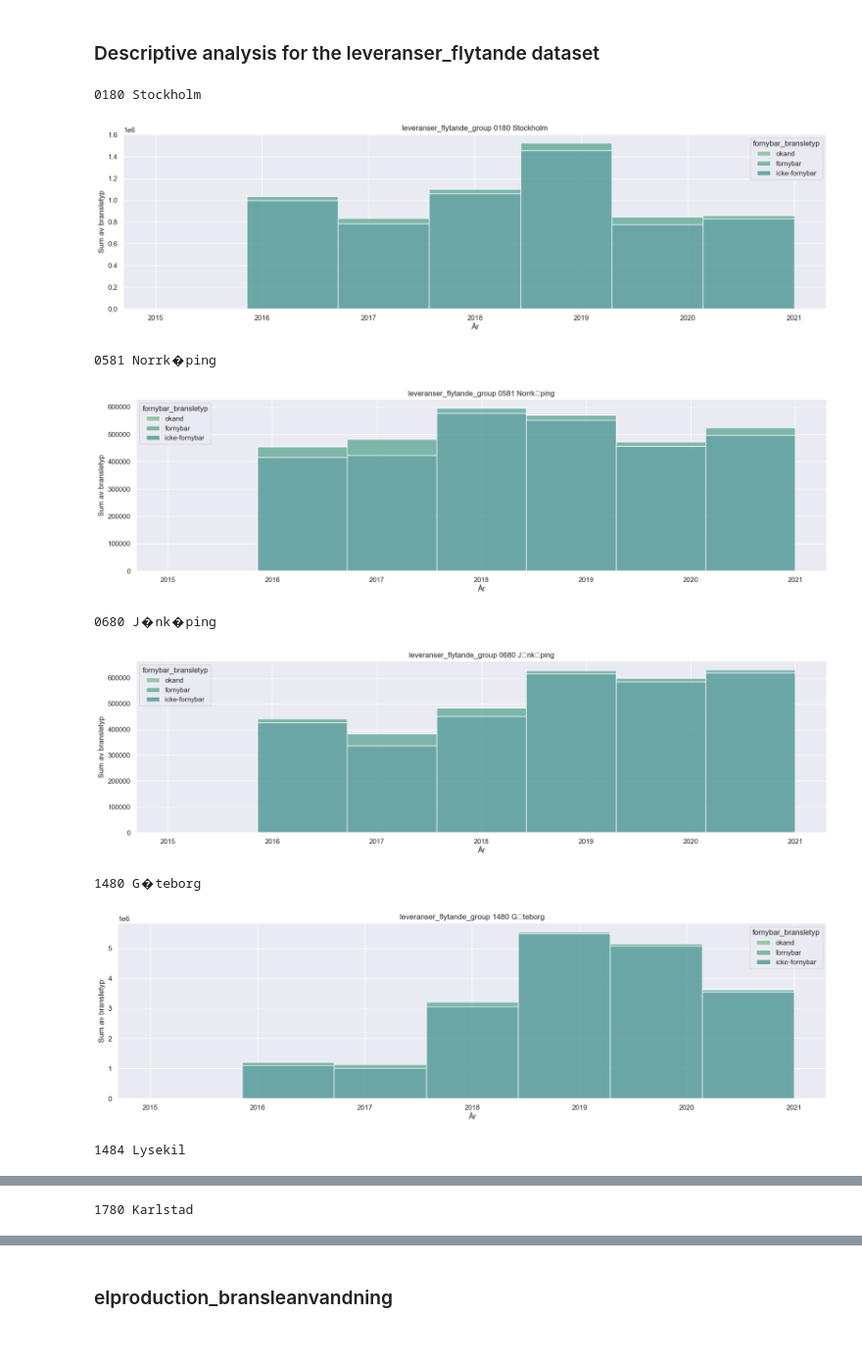
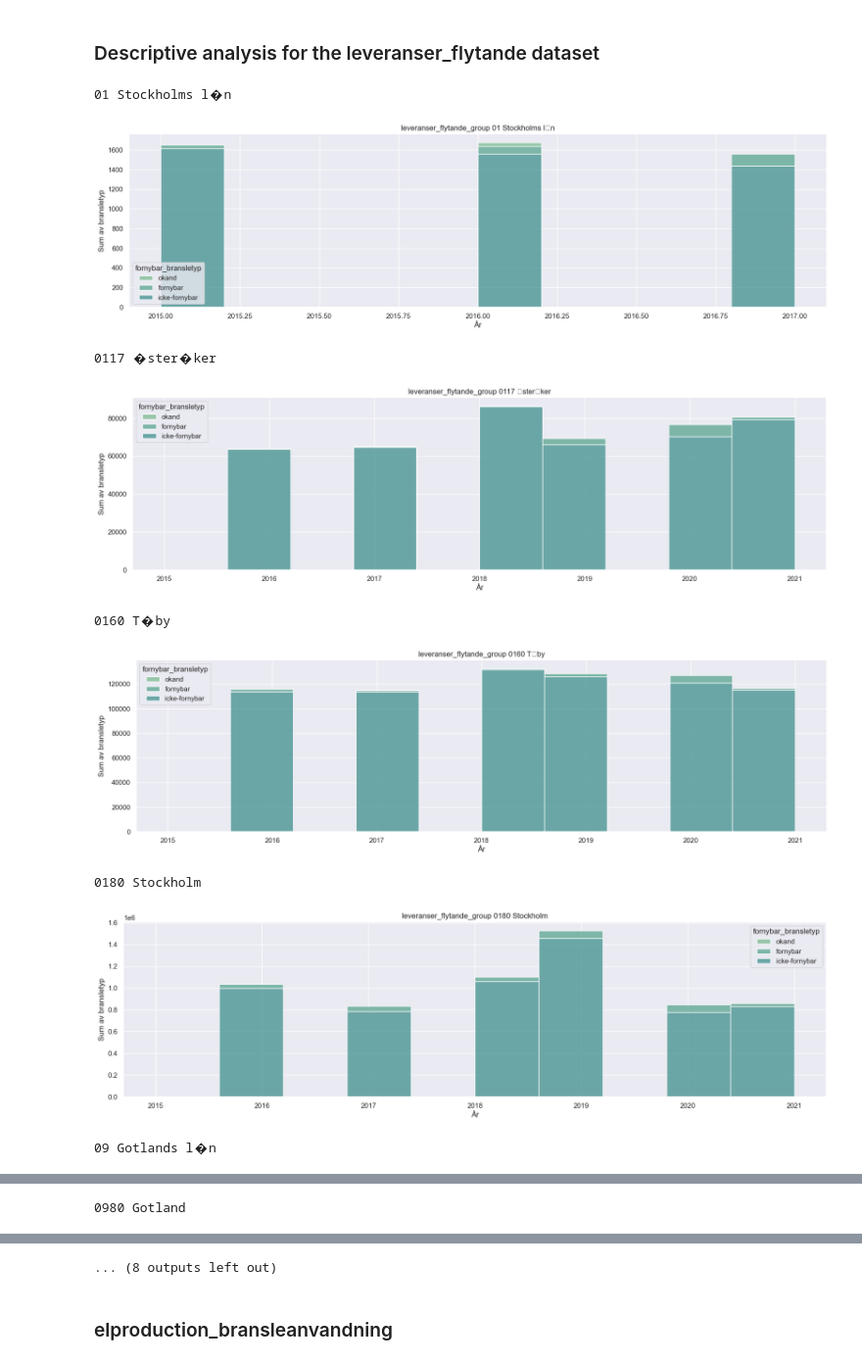
Before and after one commit to mnikolop/case3-swedish-energy, a Jupyter notebook: code/4-descriptive-analysis.ipynb, the cells around one changed output, grey strips where cells are left out. Shown at 98% size. Drawn from its saved outputs; the diff is of its cells as text; code cells hidden in the pictures.

Commit message:
region selection (issue: NaN slices in graphs)

```diff
--- a/code/4-descriptive-analysis.ipynb
+++ b/code/4-descriptive-analysis.ipynb
@@ -105,3 +138,9 @@ energidata: Number of Nuls:  0 out of 4941090
+# %%
+leveranser_flytande = leveranser_flytande[leveranser_flytande.region.isin(['0160 T�by', '0117 �ster�ker', '0180 Stockholm', '0980 Gotland', '01 Stockholms l�n', '22 V�sternorrlands l�n', '09 Gotlands l�n', '00 Riket', '2581 Pite�', '1480 G�teborg'])].reset_index(drop=True)
+elproduction_bransleanvandning = elproduction_bransleanvandning[elproduction_bransleanvandning.region.isin(['0160 T�by', '0117 �ster�ker', '0180 Stockholm', '0980 Gotland', '01 Stockholms l�n', '22 V�sternorrlands l�n', '09 Gotlands l�n', '00 Riket', '2581 Pite�', '1480 G�teborg'])].reset_index(drop=True)
+fjarrvarmeproduktion = fjarrvarmeproduktion[fjarrvarmeproduktion.region.isin(['0160 T�by', '0117 �ster�ker', '0180 Stockholm', '0980 Gotland', '01 Stockholms l�n', '22 V�sternorrlands l�n', '09 Gotlands l�n', '00 Riket', '2581 Pite�', '1480 G�teborg'])].reset_index(drop=True)
+slutanvandning = slutanvandning[slutanvandning.region.isin(['0160 T�by', '0117 �ster�ker', '0180 Stockholm', '0980 Gotland', '01 Stockholms l�n', '22 V�sternorrlands l�n', '09 Gotlands l�n', '00 Riket', '2581 Pite�', '1480 G�teborg'])].reset_index(drop=True)
+energidata = energidata[energidata.region.isin(['0160 T�by', '0117 �ster�ker', '0180 Stockholm', '0980 Gotland', '01 Stockholms l�n', '22 V�sternorrlands l�n', '09 Gotlands l�n', '00 Riket', '2581 Pite�', '1480 G�teborg'])].reset_index(drop=True)
 # %% [markdown]
 ### Descriptive analysis for the leveranser_flytande dataset
 # %%
@@ -122,44 +161,45 @@ leveranser_flytande_group = leveranser_flytande.groupby(['region', 'ar', 'fornyb
 
 # # leveranser_flytande_group.Count.where(leveranser_flytande_group.Count.gt(0)).min(0)
 # leveranser_flytande_group.Count.where(leveranser_flytande_group.Count.gt(0)).max(0)
 
-leveranser_flytande_group.region.tail(20).drop_duplicates(keep='first').reset_index(drop=True)
+# leveranser_flytande_group.region.tail(20).drop_duplicates(keep='first').reset_index(drop=True)
 
-leveranser_flytande_group = leveranser_flytande_group[leveranser_flytande_group.region.isin(
-    ["1484 Lysekil", "1780 Karlstad", "0581 Norrk�ping", "0680 J�nk�ping", "0180 Stockholm", "1480 G�teborg"])].reset_index(
-    drop=True)
+# leveranser_flytande_group = leveranser_flytande_group[leveranser_flytande_group.region.isin(
+#     ["1484 Lysekil", "1780 Karlstad", "0581 Norrk�ping", "0680 J�nk�ping", "0180 Stockholm", "1480 G�teborg"])].reset_index(
+    # drop=True)
 
 leveranser_flytande_group.ar = leveranser_flytande_group.ar.astype(int)
 
 leveranser_flytande_group = leveranser_flytande_group[leveranser_flytande_group.ar >= 2015].reset_index(
     drop=True)
 
 
 # leveranser_flytande_group
 
 for region in leveranser_flytande_group.region.drop_duplicates(keep='first').reset_index(drop=True):
 
     print(region)
     fig, ax = plt.subplots(figsize=(20, 5))
     data = leveranser_flytande_group[leveranser_flytande_group.region == region].reset_index(drop=True)
     fig = sns.histplot(data=data,
                     x=data.ar.astype(int),
                     weights='Sum',
                     hue='fornybar_bransletyp',
                     multiple='stack',
-                    bins=7)
+                    # bins=7
+                    )
     fig.set_title('leveranser_flytande_group ' + region)
     fig.set_xlabel('År')
     fig.set_ylabel('Sum av bransletyp')
 
     plt.show(fig)
 # %% [output]
-0180 Stockholm
+01 Stockholms l�n
-[figure, old version]
+[figure, new version]
-0581 Norrk�ping
+0117 �ster�ker
-[figure, old version]
+[figure, new version]
-0680 J�nk�ping
+0160 T�by
-[figure, old version]
+[figure, new version]
-1480 G�teborg
+0180 Stockholm
-[figure, old version]
+[figure, new version]
-1484 Lysekil
+09 Gotlands l�n
@@ -167 +207 @@ for region in leveranser_flytande_group.region.drop_duplicates(keep='first').res
-1780 Karlstad
+0980 Gotland
@@ -169,3 +209,4 @@ for region in leveranser_flytande_group.region.drop_duplicates(keep='first').res
+... (8 outputs left out)
 # %% [markdown]
 ### elproduction_bransleanvandning
 # %%
```
Also changed, not shown: parts of 16 cells of this notebook.
